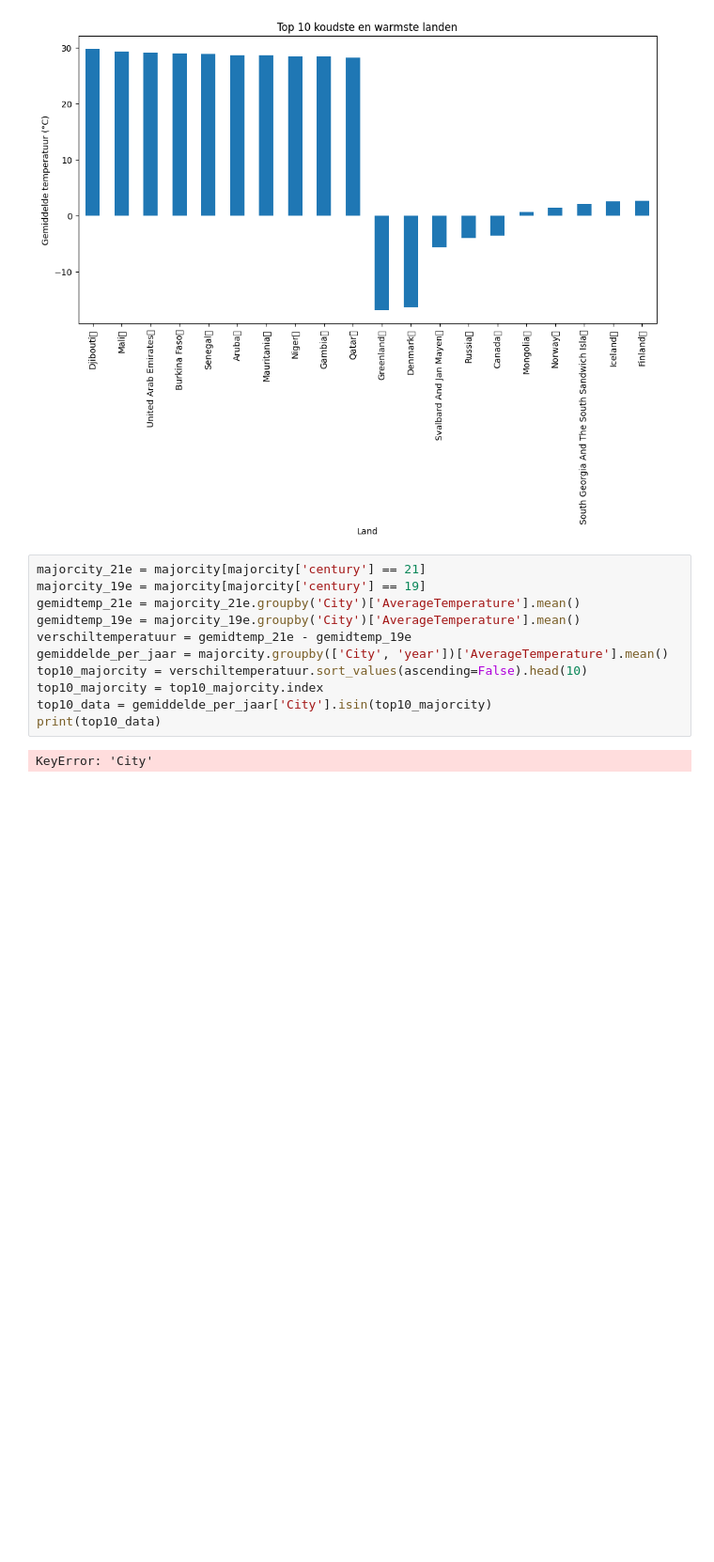
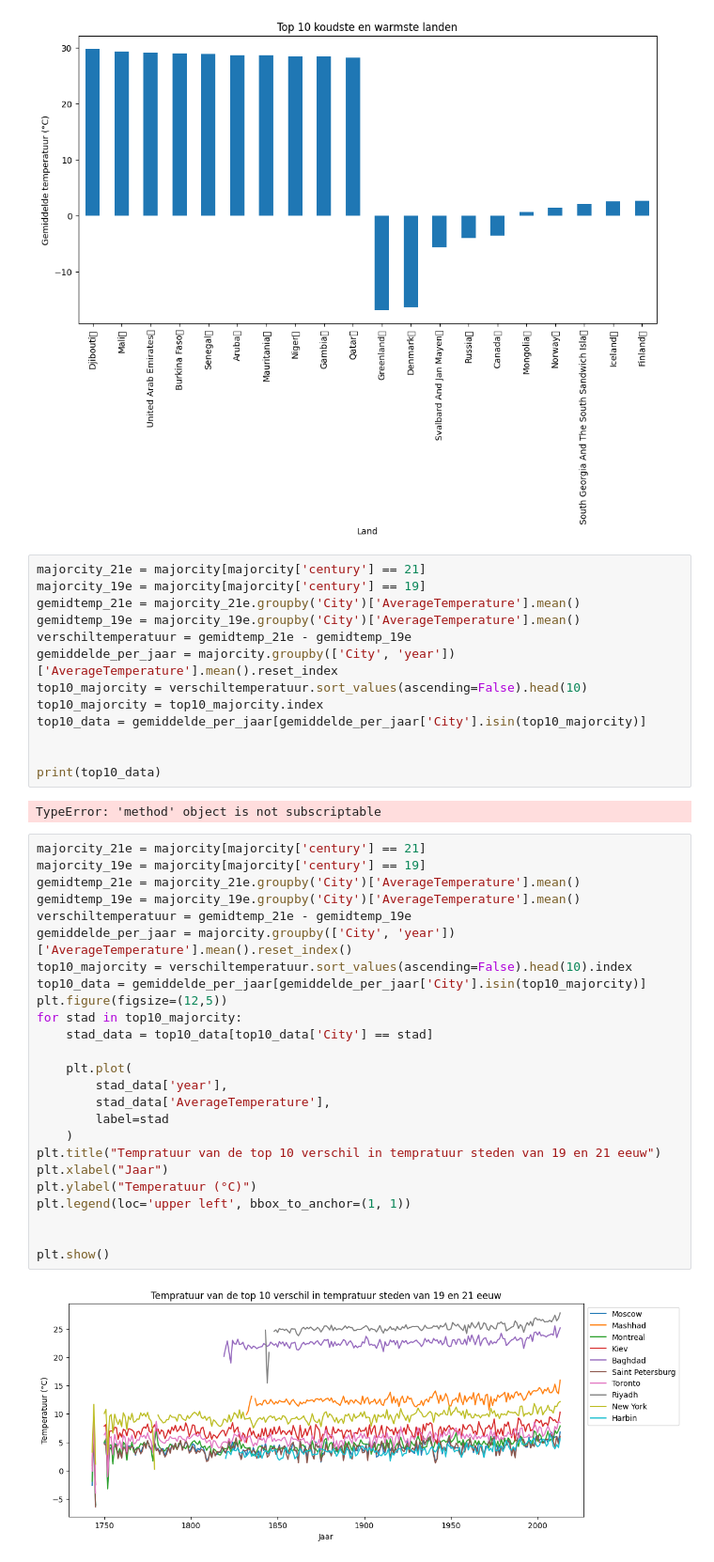
Before and after one commit to rafschmeits/nieuwe-datascience, a Jupyter notebook: climate-watch/climate_watch.ipynb, the cells around one changed output. Shown at 94% size. Drawn from its saved outputs; the diff is of its cells as text; blank space fills up the shorter version.

```diff
--- a/climate-watch/climate_watch.ipynb
+++ b/climate-watch/climate_watch.ipynb
@@ -288,10 +288,39 @@ majorcity_19e = majorcity[majorcity['century'] == 19]
 gemidtemp_21e = majorcity_21e.groupby('City')['AverageTemperature'].mean()
 gemidtemp_19e = majorcity_19e.groupby('City')['AverageTemperature'].mean()
 verschiltemperatuur = gemidtemp_21e - gemidtemp_19e
-gemiddelde_per_jaar = majorcity.groupby(['City', 'year'])['AverageTemperature'].mean()
+gemiddelde_per_jaar = majorcity.groupby(['City', 'year'])['AverageTemperature'].mean().reset_index
 top10_majorcity = verschiltemperatuur.sort_values(ascending=False).head(10)
 top10_majorcity = top10_majorcity.index
-top10_data = gemiddelde_per_jaar['City'].isin(top10_majorcity)
+top10_data = gemiddelde_per_jaar[gemiddelde_per_jaar['City'].isin(top10_majorcity)]
+
+
 print(top10_data)
 # %% [output]
-KeyError: 'City'
+TypeError: 'method' object is not subscriptable
+# %%
+majorcity_21e = majorcity[majorcity['century'] == 21]
+majorcity_19e = majorcity[majorcity['century'] == 19]
+gemidtemp_21e = majorcity_21e.groupby('City')['AverageTemperature'].mean()
+gemidtemp_19e = majorcity_19e.groupby('City')['AverageTemperature'].mean()
+verschiltemperatuur = gemidtemp_21e - gemidtemp_19e
+gemiddelde_per_jaar = majorcity.groupby(['City', 'year'])['AverageTemperature'].mean().reset_index()
+top10_majorcity = verschiltemperatuur.sort_values(ascending=False).head(10).index
+top10_data = gemiddelde_per_jaar[gemiddelde_per_jaar['City'].isin(top10_majorcity)]
+plt.figure(figsize=(12,5))
+for stad in top10_majorcity:
+    stad_data = top10_data[top10_data['City'] == stad]
+
+    plt.plot(
+        stad_data['year'],
+        stad_data['AverageTemperature'],
+        label=stad
+    )
+plt.title("Tempratuur van de top 10 verschil in tempratuur steden van 19 en 21 eeuw")
+plt.xlabel("Jaar")
+plt.ylabel("Temperatuur (°C)")
+plt.legend(loc='upper left', bbox_to_anchor=(1, 1))
+
+
+plt.show()
+# %% [output]
+[figure, added]
```
